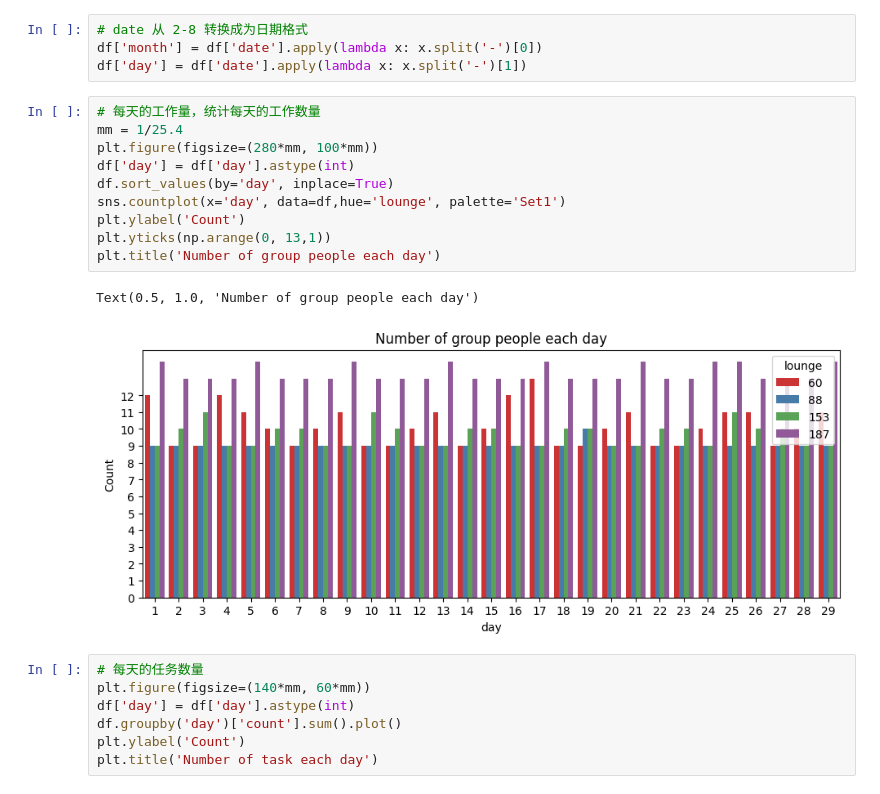
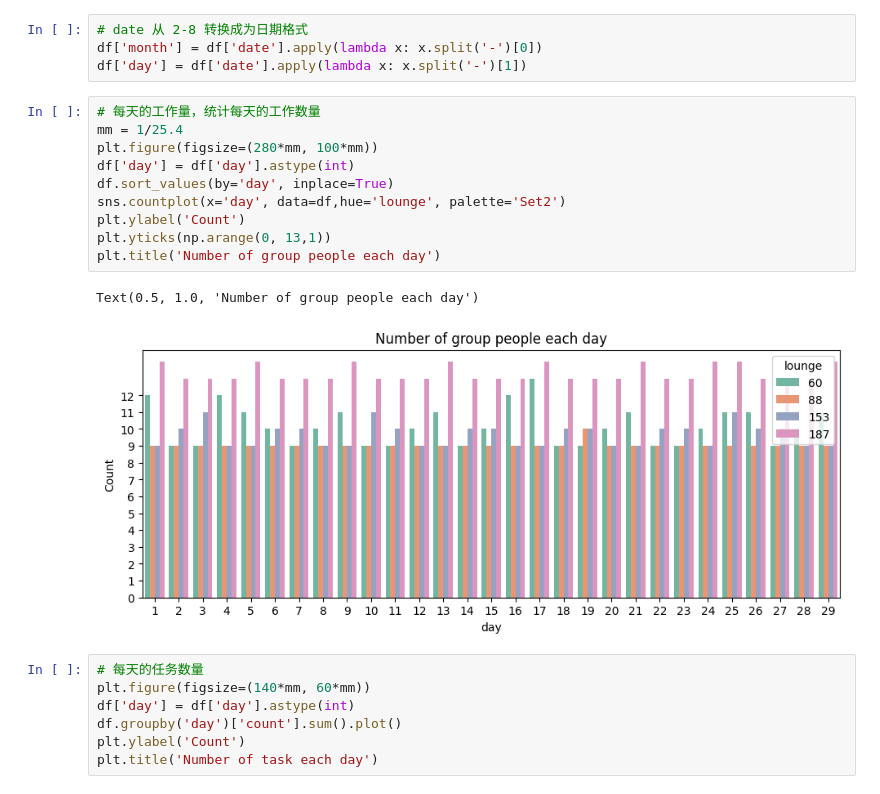
Before and after one commit to Yshen-group/proj_airport_bridge, a Jupyter notebook: notebooks/crew_validation.ipynb, the cells around one changed output. Cells and saved outputs as stored; diff of their text form.

Commit message:
Visual module

```diff
--- a/notebooks/crew_validation.ipynb
+++ b/notebooks/crew_validation.ipynb
@@ -48,16 +48,16 @@ df['day'] = df['date'].apply(lambda x: x.split('-')[1])
 # %%
 # 每天的工作量，统计每天的工作数量
 mm = 1/25.4
 plt.figure(figsize=(280*mm, 100*mm))
 df['day'] = df['day'].astype(int)
 df.sort_values(by='day', inplace=True)
-sns.countplot(x='day', data=df,hue='lounge', palette='Set1')
+sns.countplot(x='day', data=df,hue='lounge', palette='Set2')
 plt.ylabel('Count')
 plt.yticks(np.arange(0, 13,1))
 plt.title('Number of group people each day')
 # %% [output]
 Text(0.5, 1.0, 'Number of group people each day')
-[figure, old version]
+[figure, new version]
 # %%
 # 每天的任务数量
 plt.figure(figsize=(140*mm, 60*mm))
```
Also changed, not shown: 6 other files.
